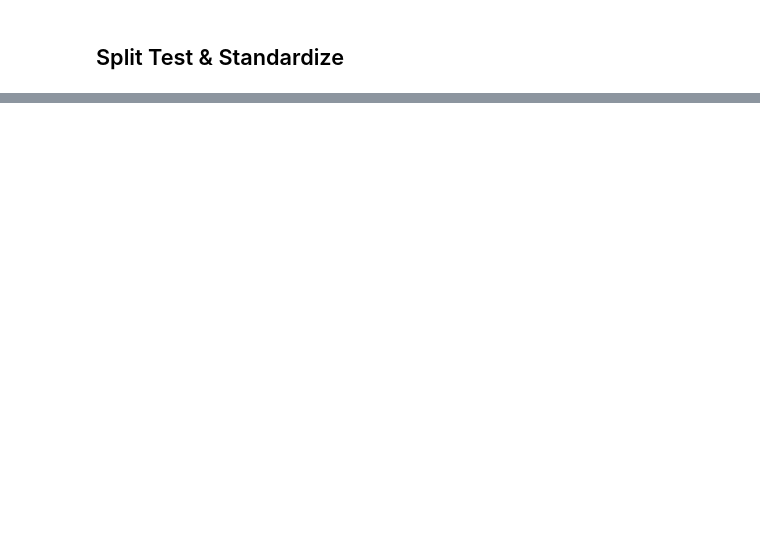
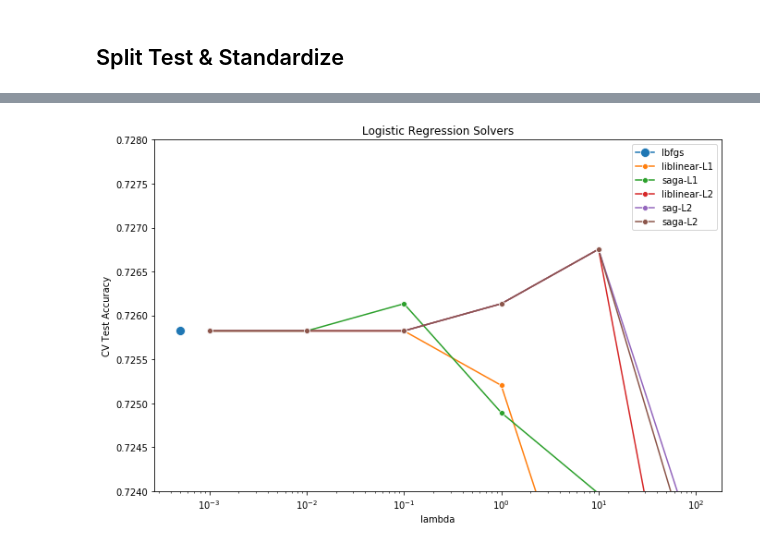
Before and after one commit to NathanVenos/Classifying_LEGO_Value_Retention, a Jupyter notebook: analysis/logistic_regression.ipynb, the cells around one changed output, grey strips where cells are left out. Drawn from its saved outputs; the diff is of its cells as text; code cells hidden in the pictures; blank space fills up the shorter version.

```diff
--- a/analysis/logistic_regression.ipynb
+++ b/analysis/logistic_regression.ipynb
@@ -230,0 +306,17 @@ new_dx
+# %%
+# saga with L2
+
+for alpha in alpha_ls:
+
+    logreg_cv = LM.LogisticRegression(solver='saga', penalty='l2', C=1/alpha)
+    cv_results = MS.cross_validate(logreg_cv, X_train_std, y_train, cv=5, return_train_score=True)
+
+    new_dx = {
+        'type': 'saga-L2',
+        'lambda': alpha,
+        'cvtrain_score': cv_results['train_score'].mean(),
+        'cvtrain_error': cv_results['train_score'].std(),
+        'cvtest_score': cv_results['test_score'].mean(),
+        'cvtest_error': cv_results['test_score'].std(),
+    }
+    algorithm_ls.append(new_dx)
@@ -230,0 +325,3 @@ new_dx
+# %%
+algorithm_df = PD.DataFrame(algorithm_ls)
+algorithm_df.head()
@@ -230,0 +335,36 @@ new_dx
+# %%
+fig, axs = MP.subplots(1, 1, figsize=(11, 7), facecolor='white')
+
+
+baseline_df = algorithm_df.loc[algorithm_df['type']=='lbfgs']
+SB.lineplot(data=baseline_df, x='lambda', y='cvtest_score', marker='o', ax=axs,
+            label='lbfgs', markersize=10)
+
+regular11_df = algorithm_df.loc[algorithm_df['type']=='liblinear-L1']
+SB.lineplot(data=regular11_df, x='lambda', y='cvtest_score', marker='o', ax=axs,
+           label='liblinear-L1')
+
+regular12_df = algorithm_df.loc[algorithm_df['type']=='saga-L1']
+SB.lineplot(data=regular12_df, x='lambda', y='cvtest_score', marker='o', ax=axs,
+           label='saga-L1')
+
+regular21_df = algorithm_df.loc[algorithm_df['type']=='liblinear-L2']
+SB.lineplot(data=regular21_df, x='lambda', y='cvtest_score', marker='o', ax=axs,
+           label='liblinear-L2')
+
+regular23_df = algorithm_df.loc[algorithm_df['type']=='sag-L2']
+SB.lineplot(data=regular23_df, x='lambda', y='cvtest_score', marker='o', ax=axs,
+           label='sag-L2')
+
+regular24_df = algorithm_df.loc[algorithm_df['type']=='saga-L2']
+SB.lineplot(data=regular24_df, x='lambda', y='cvtest_score', marker='o', ax=axs,
+           label='saga-L2')
+
+
+axs.set(title='Logistic Regression Solvers', xlabel='lambda', ylabel='CV Test Accuracy',
+        xscale='log', ylim=(0.724, 0.728) )
+axs.set_xticks(alpha_ls)
+
+MP.show()
+# %% [output]
+[figure, added]
```
Also changed, not shown: parts of 31 cells of this notebook.
